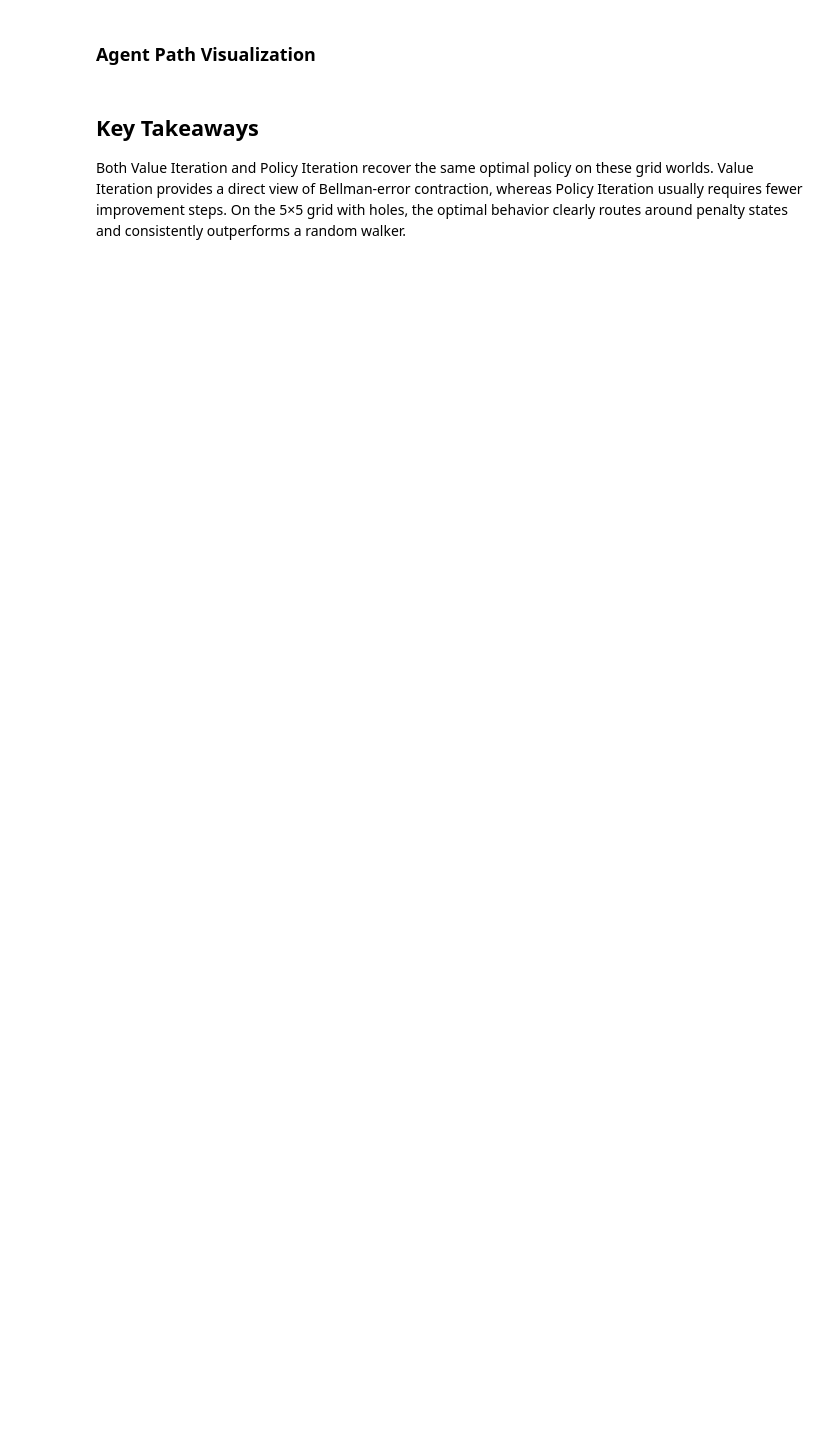
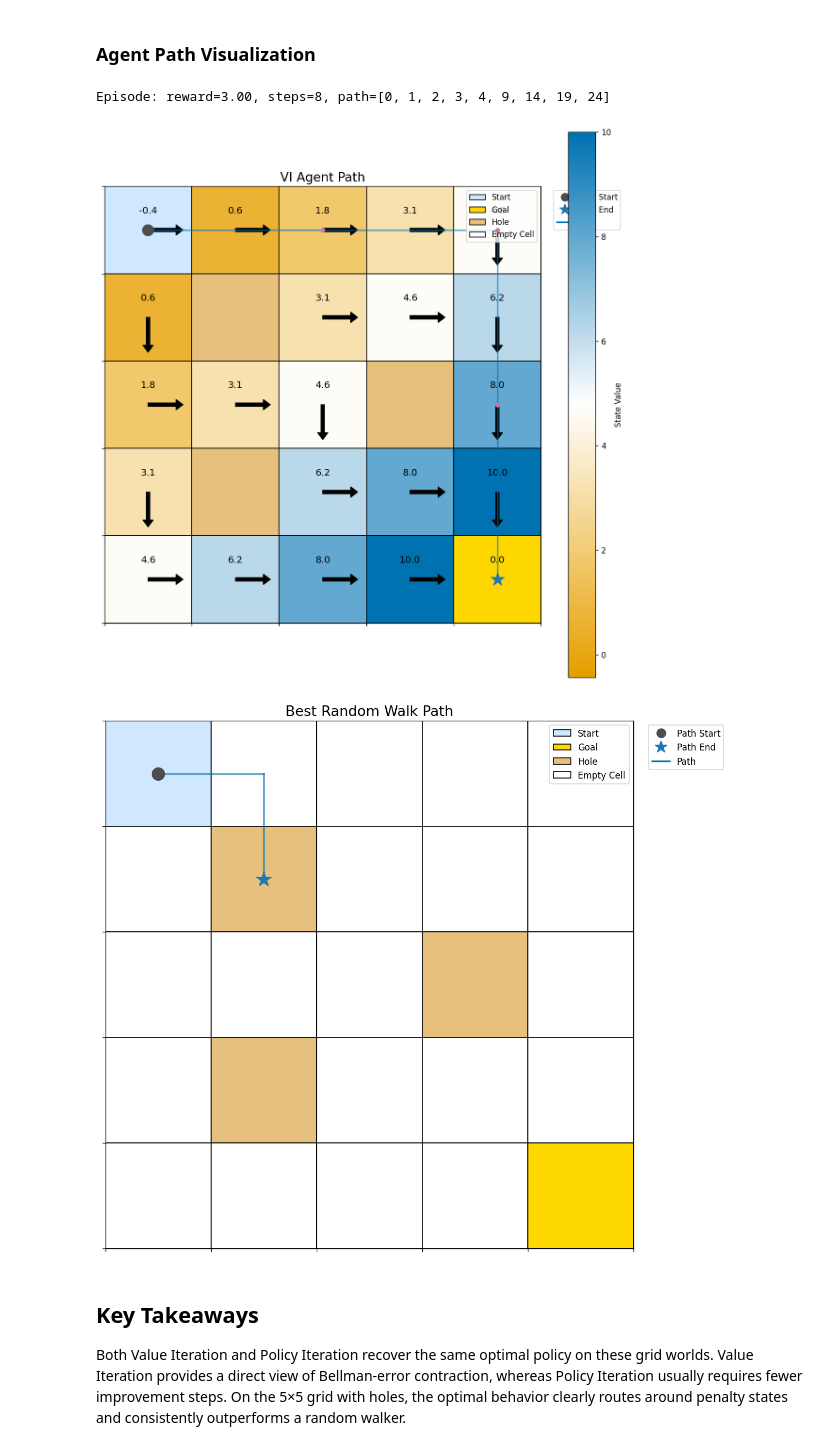
Before and after one commit to rl-textbook/reinforcement-learning, a Jupyter notebook: notebooks/chapter2_mdp_foundations.ipynb, the cells around one changed output. Cells and saved outputs as stored; diff of their text form; code cells hidden in the pictures; blank space fills up the shorter version.

```diff
--- a/notebooks/chapter2_mdp_foundations.ipynb
+++ b/notebooks/chapter2_mdp_foundations.ipynb
@@ -365,17 +406,33 @@ for label in labels:
 # %%
 vi_agent = PolicyAgent(env5, pi_vi5)
 total_reward, num_steps, path = run_episode(env5, vi_agent, max_steps=100)
 print(f"Episode: reward={total_reward:.2f}, steps={num_steps}, path={path}")
 
+# VI path
 visualize_agent_path(
     env5,
     path,
     policy=pi_vi5,
     values=V_vi5,
     holes=hole_ids,
     title="VI Agent Path",
 )
 plt.show()
+
+# Random best path (from SAME results)
+random_best_path = results["Random"]["best_path"]
+
+visualize_agent_path(
+    env5,
+    random_best_path,
+    holes=hole_ids,
+    title="Best Random Walk Path",
+)
+plt.show()
+# %% [output]
+Episode: reward=3.00, steps=8, path=[0, 1, 2, 3, 4, 9, 14, 19, 24]
+[figure, added]
+[figure, added]
 # %% [markdown]
 ## Key Takeaways
 
```
Also changed, not shown: parts of 12 cells of this notebook.
